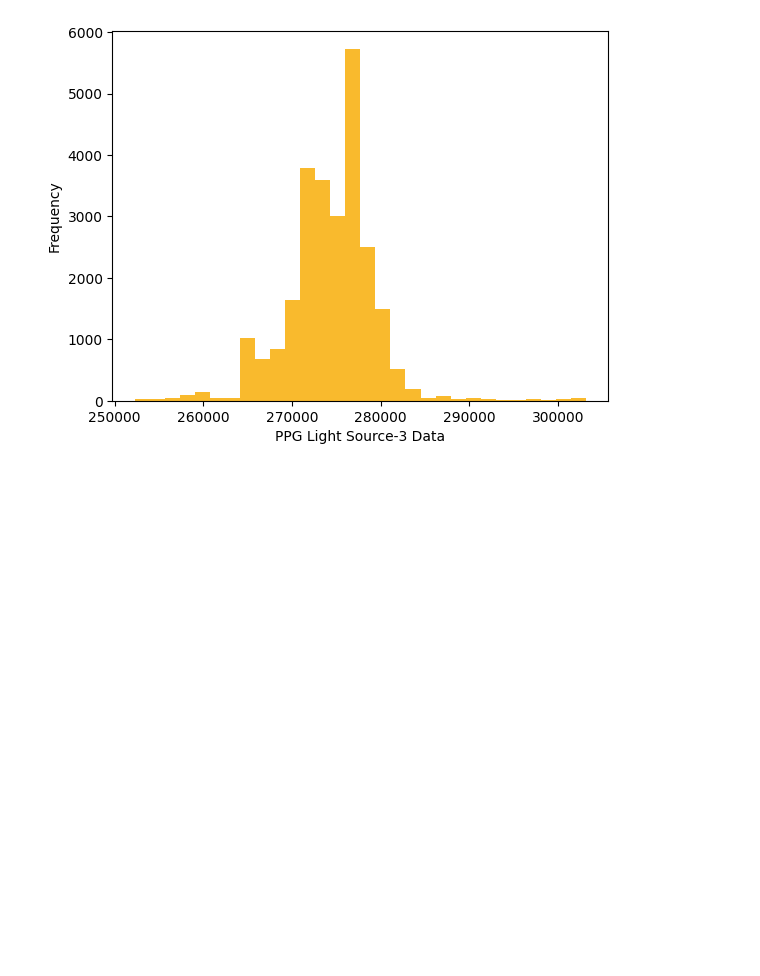
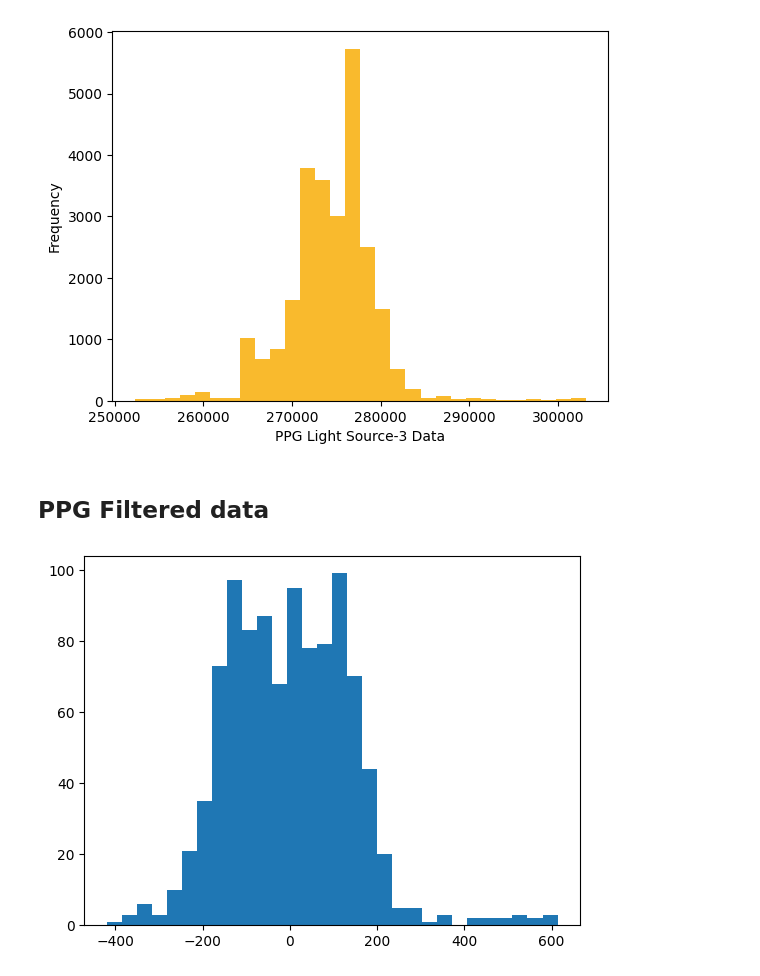
Before and after one commit to SenuraHansaja/H-IoT-Golob-Rice-Compression-Automation, a Jupyter notebook: PPG data/ppg_hist.ipynb, the cells around one changed output. Drawn from its saved outputs; the diff is of its cells as text; code cells hidden in the pictures; blank space fills up the shorter version.

Commit message:
data addition

```diff
--- a/PPG data/ppg_hist.ipynb
+++ b/PPG data/ppg_hist.ipynb
@@ -49,3 +49,19 @@ plt.ylabel('Frequency')
 # %% [output]
 Text(0, 0.5, 'Frequency')
 [figure]
+# %% [markdown]
+## PPG Filtered data
+# %%
+## ppg filtering
+##filter parameters
+lowcut = 0.5
+highcut = 12
+orders = 2
+
+Butterworth_data_1 = butter_bandpass_filter_zi(data['Unnamed: 1'][:1000], lowcut, highcut, 25, order=orders)
+Butterworth_data_2 = butter_bandpass_filter_zi(data['Unnamed: 2'][:1000], lowcut, highcut, 25, order=orders)
+Butterworth_data_3 = butter_bandpass_filter_zi(data['Unnamed: 3'][:1000], lowcut, highcut, 25, order=orders)
+# %%
+plt.hist(Butterworth_data_1, bins =30);
+# %% [output]
+[figure, added]
```
Also changed, not shown: parts of 3 cells of this notebook.
